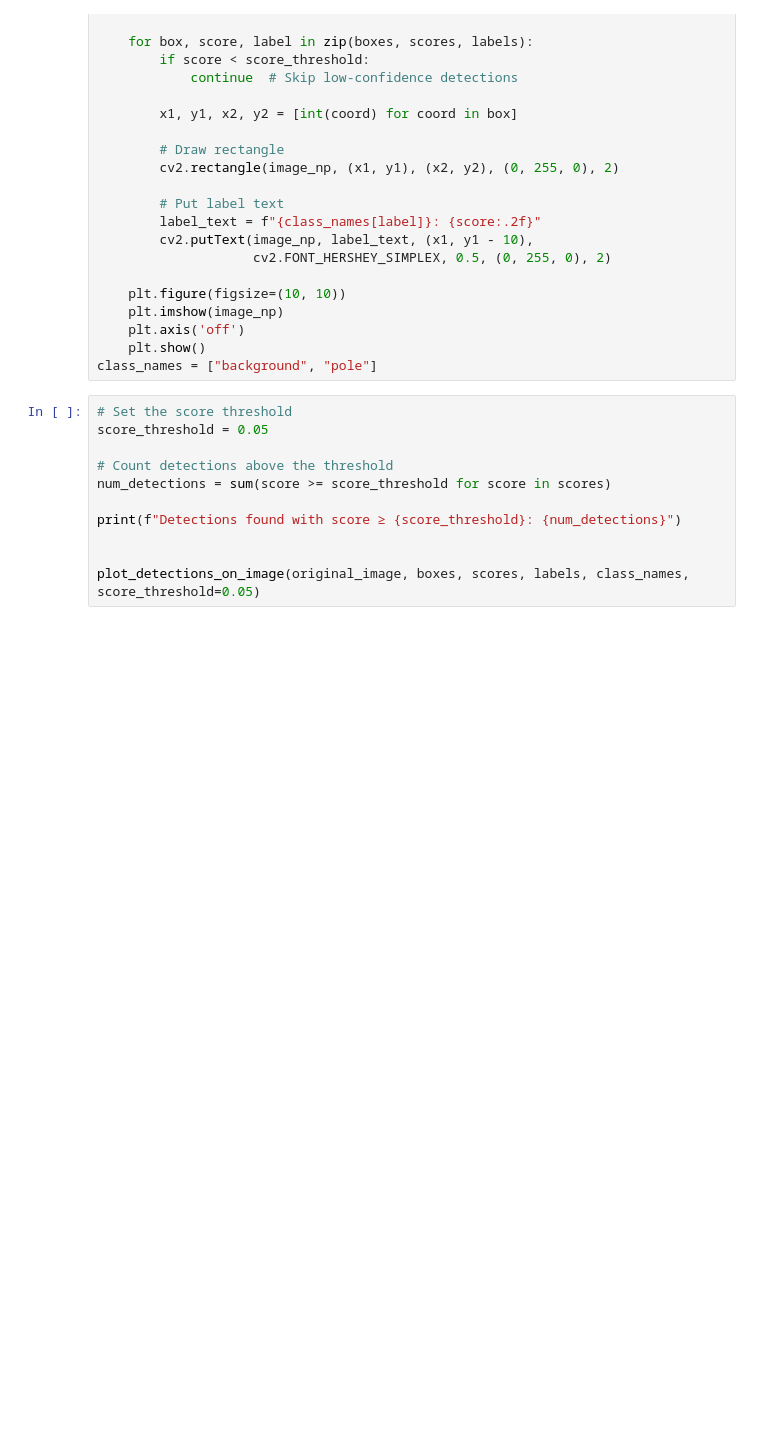
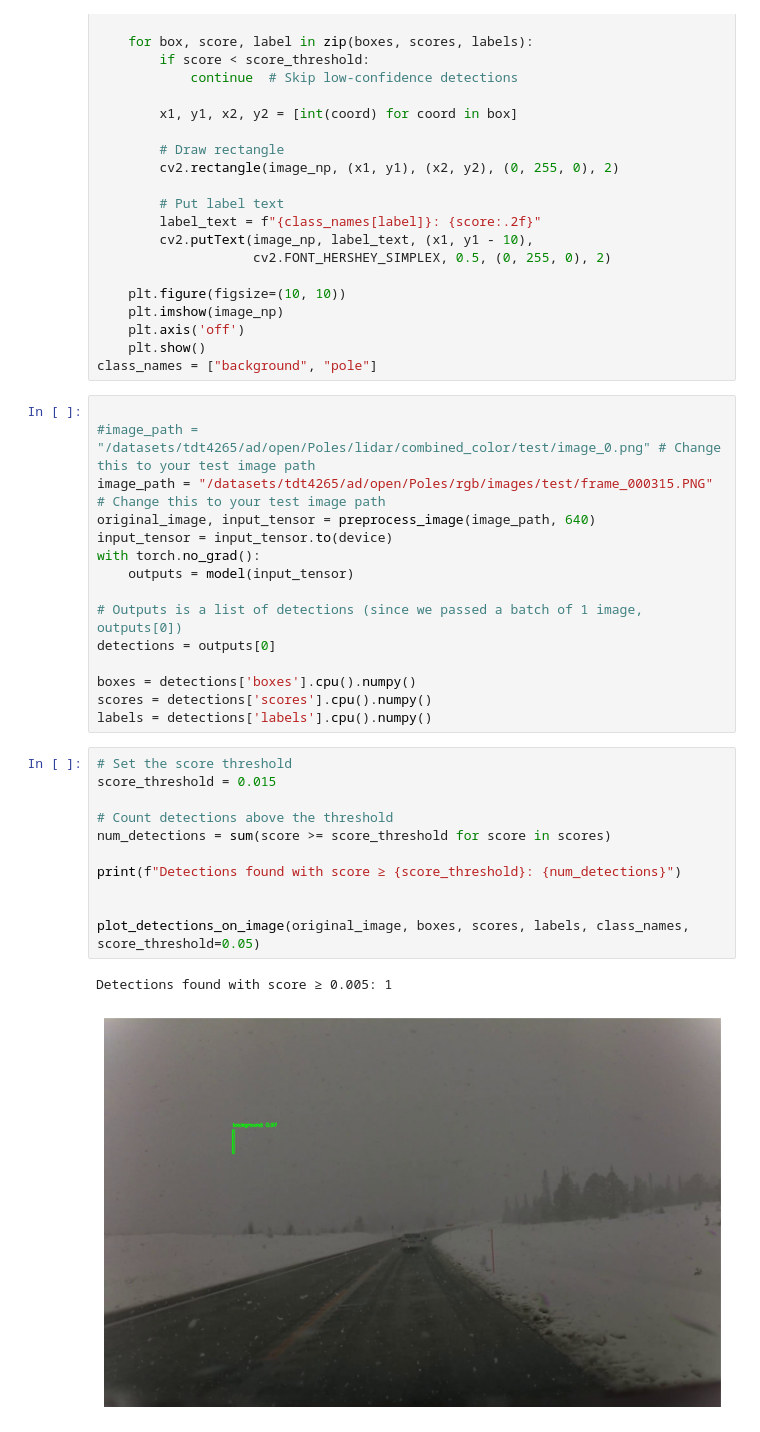
Before and after one commit to YourBroChris/SnowPoleDetection, a Jupyter notebook: torchVision/pytorch-retinanet/RetinaNetTorch.ipynb, the cells around one changed output. Drawn from its saved outputs; the diff is of its cells as text; blank space fills up the shorter version.

Commit message:
detection

```diff
--- a/torchVision/pytorch-retinanet/RetinaNetTorch.ipynb
+++ b/torchVision/pytorch-retinanet/RetinaNetTorch.ipynb
@@ -675,14 +682,32 @@ def plot_detections_on_image(image, boxes, scores, labels, class_names, score_th
     plt.axis('off')
     plt.show()
 class_names = ["background", "pole"]
+# %%
+
+#image_path = "/datasets/tdt4265/ad/open/Poles/lidar/combined_color/test/image_0.png" # Change this to your test image path
+image_path = "/datasets/tdt4265/ad/open/Poles/rgb/images/test/frame_000315.PNG" # Change this to your test image path
+original_image, input_tensor = preprocess_image(image_path, 640)
+input_tensor = input_tensor.to(device)
+with torch.no_grad():
+    outputs = model(input_tensor)
+
+# Outputs is a list of detections (since we passed a batch of 1 image, outputs[0])
+detections = outputs[0]
+
+boxes = detections['boxes'].cpu().numpy()
+scores = detections['scores'].cpu().numpy()
+labels = detections['labels'].cpu().numpy()
 # %%
 # Set the score threshold
-score_threshold = 0.05
+score_threshold = 0.015
 
 # Count detections above the threshold
 num_detections = sum(score >= score_threshold for score in scores)
 
 print(f"Detections found with score ≥ {score_threshold}: {num_detections}")
 
 
 plot_detections_on_image(original_image, boxes, scores, labels, class_names, score_threshold=0.05)
+# %% [output]
+Detections found with score ≥ 0.005: 1
+[figure, added]
```
Also changed, not shown: parts of 5 cells of this notebook.
